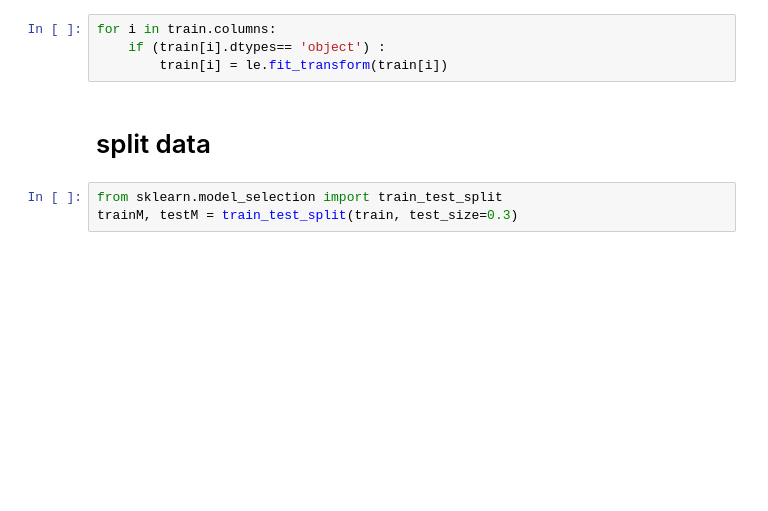
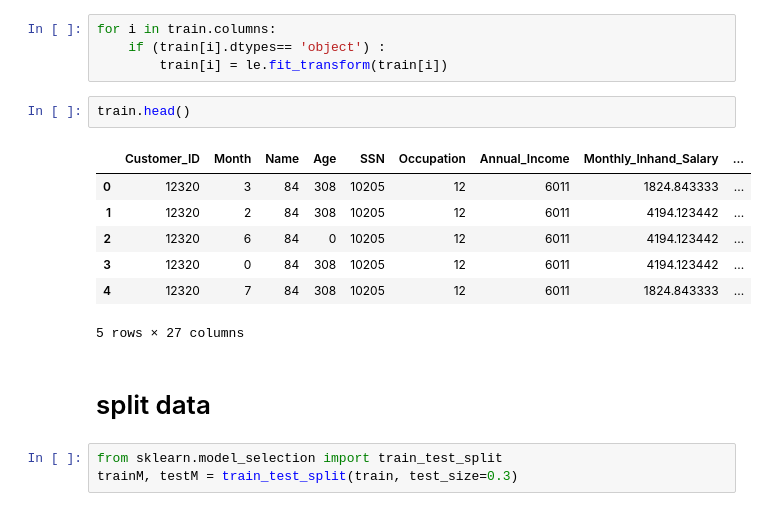
Before and after one commit to woodpecker2100/machine-learning-project, a Jupyter notebook: example notebook.ipynb, the cells around one changed output. Cells and saved outputs as stored; diff of their text form; blank space fills up the shorter version.

```diff
--- a/example notebook.ipynb
+++ b/example notebook.ipynb
@@ -281,6 +291,16 @@ train.Monthly_Balance = train.Monthly_Balance.astype(float)
 for i in train.columns:
     if (train[i].dtypes== 'object') :
         train[i] = le.fit_transform(train[i])
+# %%
+train.head()
+# %% [output]
+|  | Customer_ID | Month | Name | Age | SSN | Occupation | Annual_Income | Monthly_Inhand_Salary | ... |
+| 0 | 12320 | 3 | 84 | 308 | 10205 | 12 | 6011 | 1824.843333 | ... |
+| 1 | 12320 | 2 | 84 | 308 | 10205 | 12 | 6011 | 4194.123442 | ... |
+| 2 | 12320 | 6 | 84 | 0 | 10205 | 12 | 6011 | 4194.123442 | ... |
+| 3 | 12320 | 0 | 84 | 308 | 10205 | 12 | 6011 | 4194.123442 | ... |
+| 4 | 12320 | 7 | 84 | 308 | 10205 | 12 | 6011 | 1824.843333 | ... |
+5 rows × 27 columns
 # %% [markdown]
 # split data
 # %%
```
Also changed, not shown: parts of 19 cells of this notebook, 2 other files.
